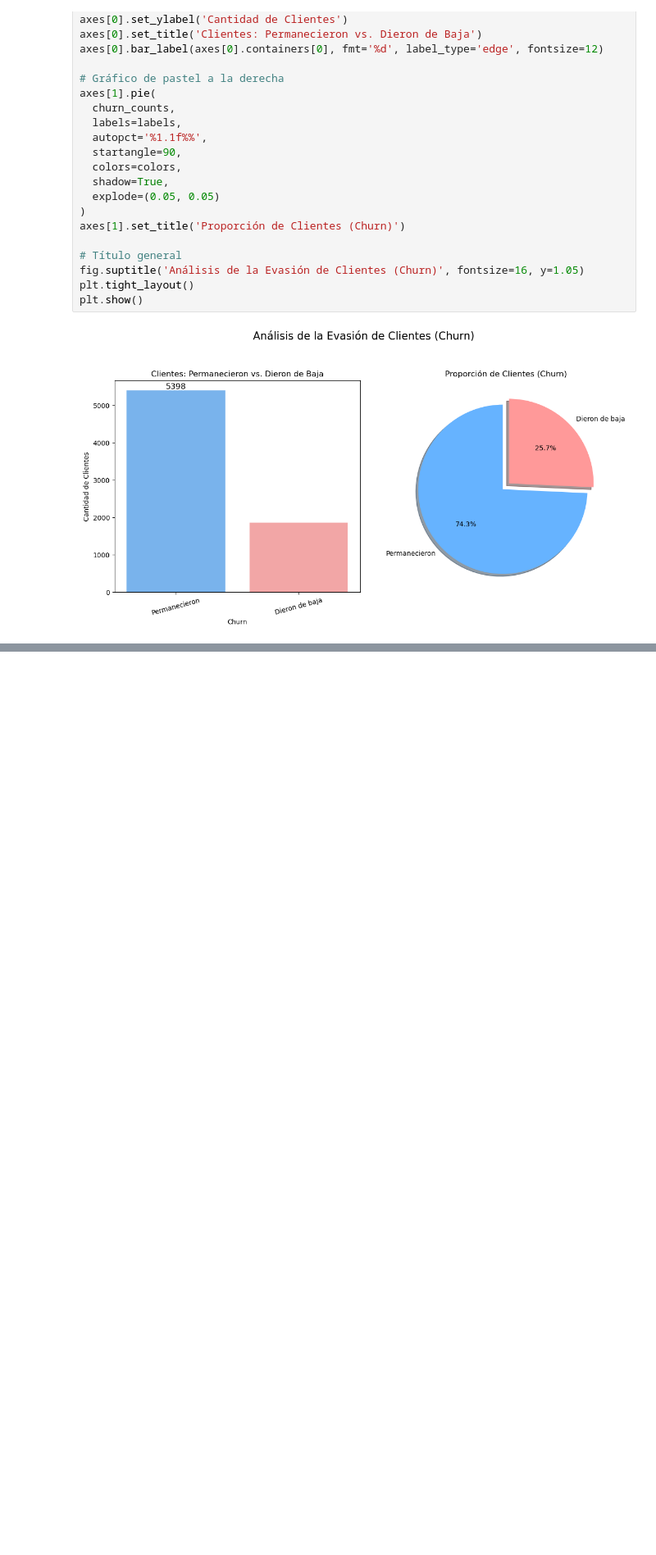
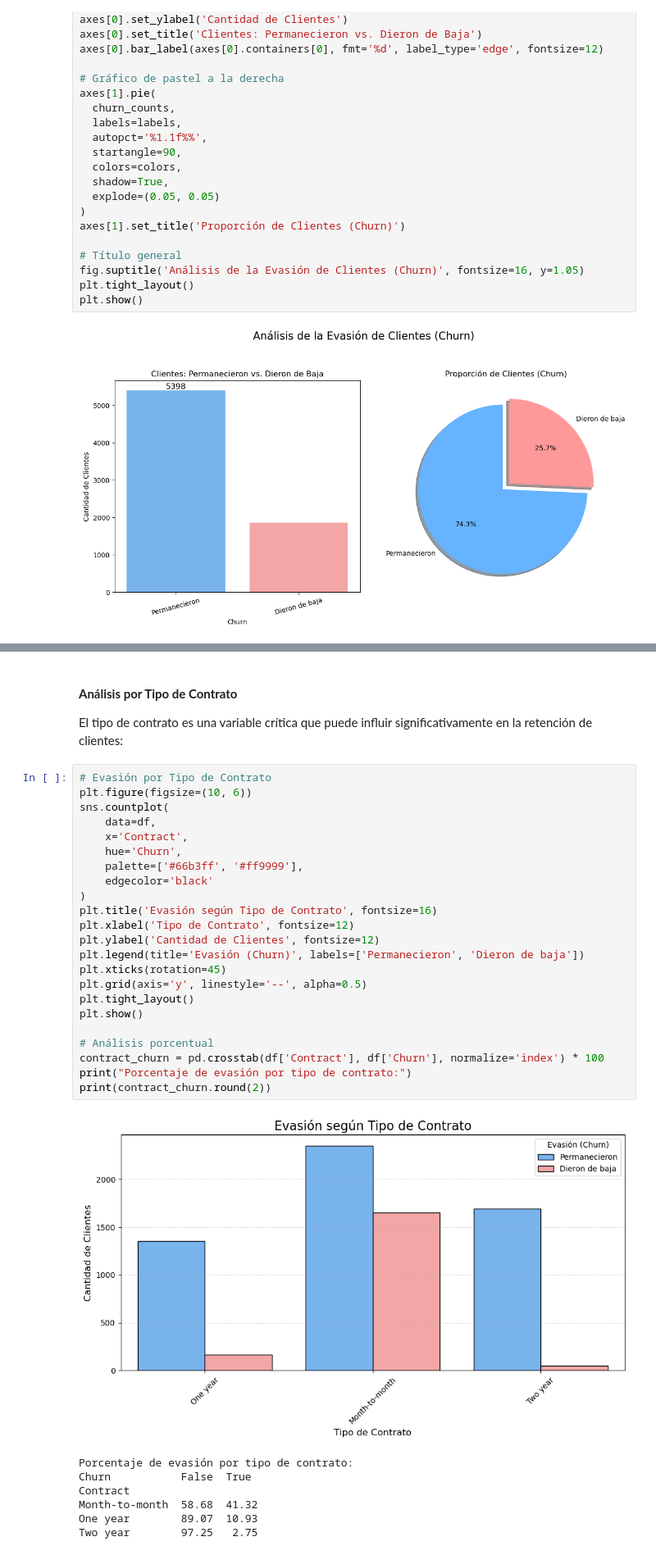
Before and after one commit to CarlitoUwU/Telecom-Challenge, a Jupyter notebook: Telecom-X.ipynb, the cells around one changed output, grey strips where cells are left out. Shown at 82% size. Saved outputs shown, nothing was run; the diff lists cells and outputs as text; blank space fills up the shorter version.

```diff
--- a/Telecom-X.ipynb
+++ b/Telecom-X.ipynb
@@ -533,0 +653,34 @@ plt.show()
+# %% [markdown]
+#### **Análisis por Tipo de Contrato**
+El tipo de contrato es una variable crítica que puede influir significativamente en la retención de clientes:
+# %%
+# Evasión por Tipo de Contrato
+plt.figure(figsize=(10, 6))
+sns.countplot(
+    data=df,
+    x='Contract',
+    hue='Churn',
+    palette=['#66b3ff', '#ff9999'],
+    edgecolor='black'
+)
+plt.title('Evasión según Tipo de Contrato', fontsize=16)
+plt.xlabel('Tipo de Contrato', fontsize=12)
+plt.ylabel('Cantidad de Clientes', fontsize=12)
+plt.legend(title='Evasión (Churn)', labels=['Permanecieron', 'Dieron de baja'])
+plt.xticks(rotation=45)
+plt.grid(axis='y', linestyle='--', alpha=0.5)
+plt.tight_layout()
+plt.show()
+
+# Análisis porcentual
+contract_churn = pd.crosstab(df['Contract'], df['Churn'], normalize='index') * 100
+print("Porcentaje de evasión por tipo de contrato:")
+print(contract_churn.round(2))
+# %% [output]
+[figure, added]
+Porcentaje de evasión por tipo de contrato:
+Churn           False  True
+Contract
+Month-to-month  58.68  41.32
+One year        89.07  10.93
+Two year        97.25   2.75
```
Also changed, not shown: parts of 42 cells of this notebook.
